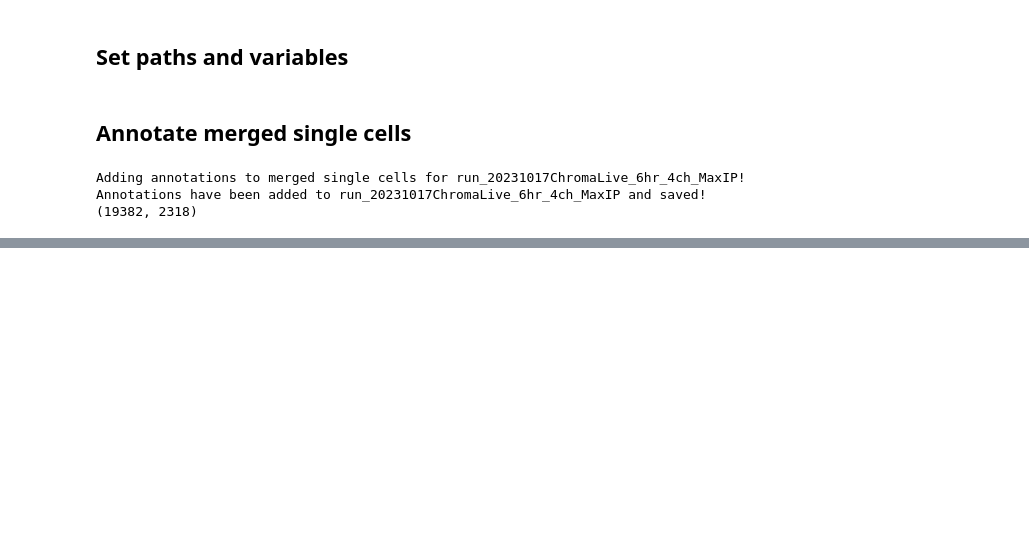
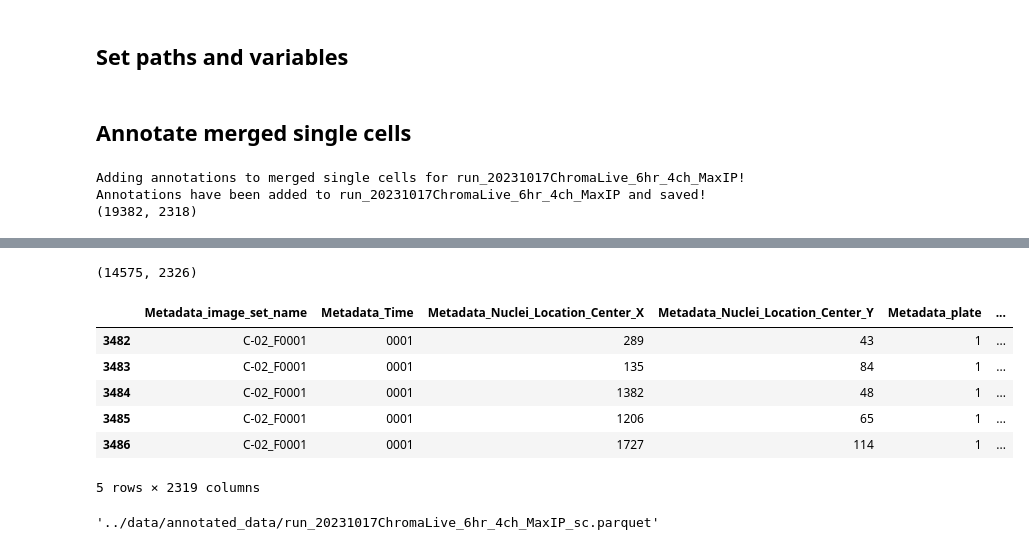
Before and after one commit to WayScience/live_cell_timelapse_apoptosis, a Jupyter notebook: 5.process_CP_features/notebooks/1.annotate_sc.ipynb, the cells around one changed output, grey strips where cells are left out. Saved outputs shown, nothing was run; the diff lists cells and outputs as text; code cells hidden in the pictures; blank space fills up the shorter version.

```diff
--- a/5.process_CP_features/notebooks/1.annotate_sc.ipynb
+++ b/5.process_CP_features/notebooks/1.annotate_sc.ipynb
@@ -112,0 +179,56 @@ Annotations have been added to run_20231017ChromaLive_6hr_4ch_MaxIP and saved!
+# %%
+# match the x and y coordinates to the image set name in the location metadata df
+annotated_df["Metadata_Nuclei_Location_Center_X"] = annotated_df[
+    "Metadata_Nuclei_Location_Center_X"
+].astype(int)
+annotated_df["Metadata_Nuclei_Location_Center_Y"] = annotated_df[
+    "Metadata_Nuclei_Location_Center_Y"
+].astype(int)
+location_metadata_df["x"] = location_metadata_df["x"].astype(int)
+location_metadata_df["y"] = location_metadata_df["y"].astype(int)
+
+merged_df = annotated_df.merge(
+    location_metadata_df,
+    how="left",
+    left_on=[
+        "Metadata_Nuclei_Location_Center_X",
+        "Metadata_Nuclei_Location_Center_Y",
+        "Metadata_Time",
+        "Metadata_image_set_name",
+    ],
+    right_on=["x", "y", "Metadata_Time", "image_set_name"],
+)
+print(merged_df.shape)
+# sort by image_set_name and Metadata_Time
+merged_df = merged_df.sort_values(by=["Metadata_image_set_name", "Metadata_Time"])
+# drop right columns
+merged_df = merged_df.drop(
+    columns=[
+        "image_set_name",
+        "object_id",
+        "x",
+        "y",
+        "mask_path",
+        "mask_file_name",
+        "mask_file_path",
+    ]
+)
+merged_df.head()
+# %% [output]
+(14575, 2326)
+|  | Metadata_image_set_name | Metadata_Time | Metadata_Nuclei_Location_Center_X | Metadata_Nuclei_Location_Center_Y | Metadata_plate | ... |
+| 3482 | C-02_F0001 | 0001 | 289 | 43 | 1 | ... |
+| 3483 | C-02_F0001 | 0001 | 135 | 84 | 1 | ... |
+| 3484 | C-02_F0001 | 0001 | 1382 | 48 | 1 | ... |
+| 3485 | C-02_F0001 | 0001 | 1206 | 65 | 1 | ... |
+| 3486 | C-02_F0001 | 0001 | 1727 | 114 | 1 | ... |
+5 rows × 2319 columns
+# %%
+# save annotated df as parquet file
+output(
+    df=merged_df,
+    output_filename=output_file,
+    output_type="parquet",
+)
+# %% [output]
+'../data/annotated_data/run_20231017ChromaLive_6hr_4ch_MaxIP_sc.parquet'
```
Also changed, not shown: parts of 8 cells of this notebook, 5 other files.
